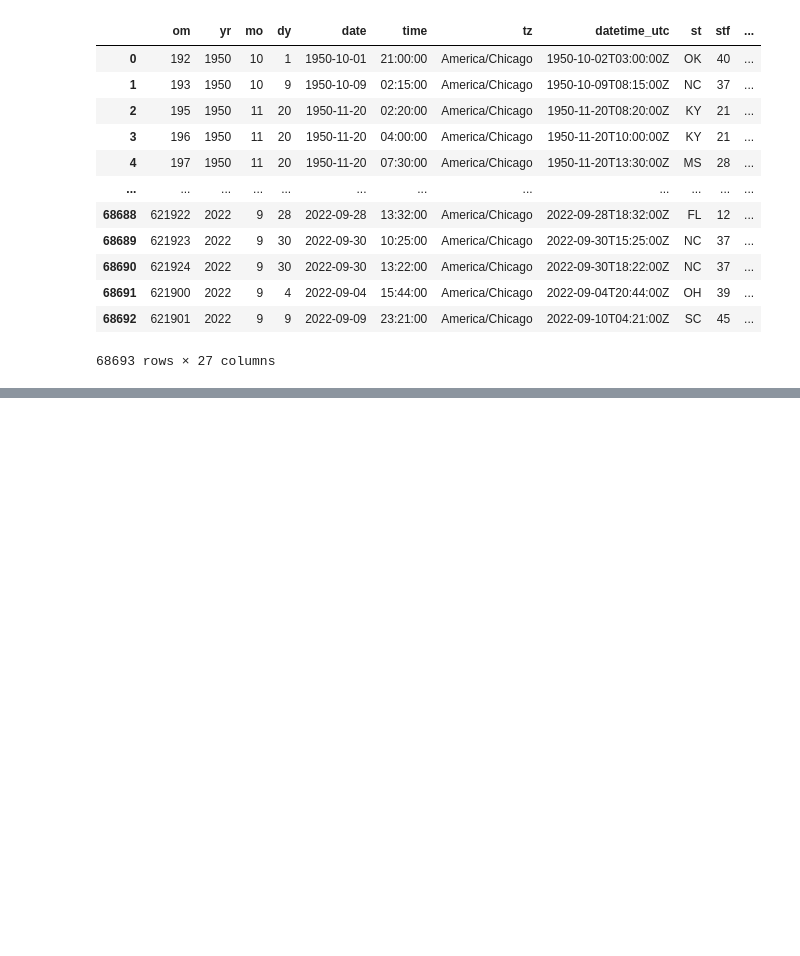
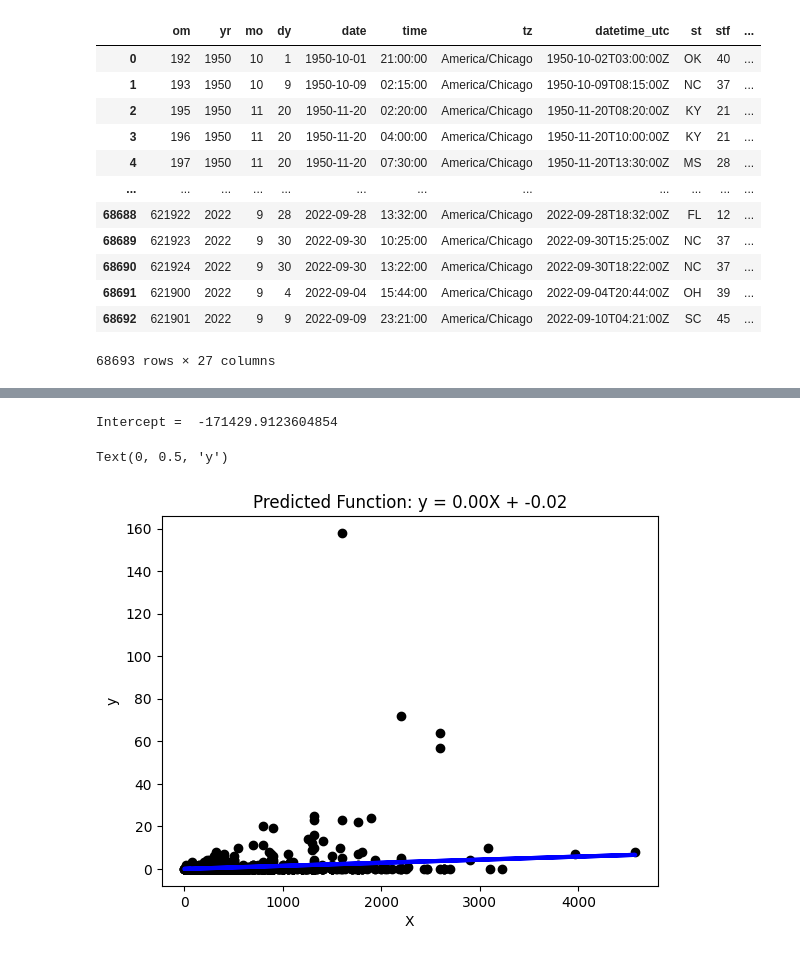
Before and after one commit to INFO-523-Exercises/hw-04-uditChaudhary, a Jupyter notebook: hw-04-uditChaudhary.ipynb, the cells around one changed output, grey strips where cells are left out. Cells and saved outputs as stored; diff of their text form; code cells hidden in the pictures; blank space fills up the shorter version.

```diff
--- a/hw-04-uditChaudhary.ipynb
+++ b/hw-04-uditChaudhary.ipynb
@@ -36,0 +183,15 @@ data
+# %%
+print('Intercept = ', regr.intercept_[0])### Step 4: Postprocessing
+# %% [output]
+Intercept =  -171429.9123604854
+# %%
+# Plot outputs
+plt.scatter(X_test, y_test,  color='black')
+plt.plot(X_test, y_pred_test, color='blue', linewidth=3)
+titlestr = 'Predicted Function: y = %.2fX + %.2f' % (regr.coef_[0], regr.intercept_[0])
+plt.title(titlestr)
+plt.xlabel('X')
+plt.ylabel('y')
+# %% [output]
+Text(0, 0.5, 'y')
+[figure, added]
```
Also changed, not shown: parts of 59 cells of this notebook.
